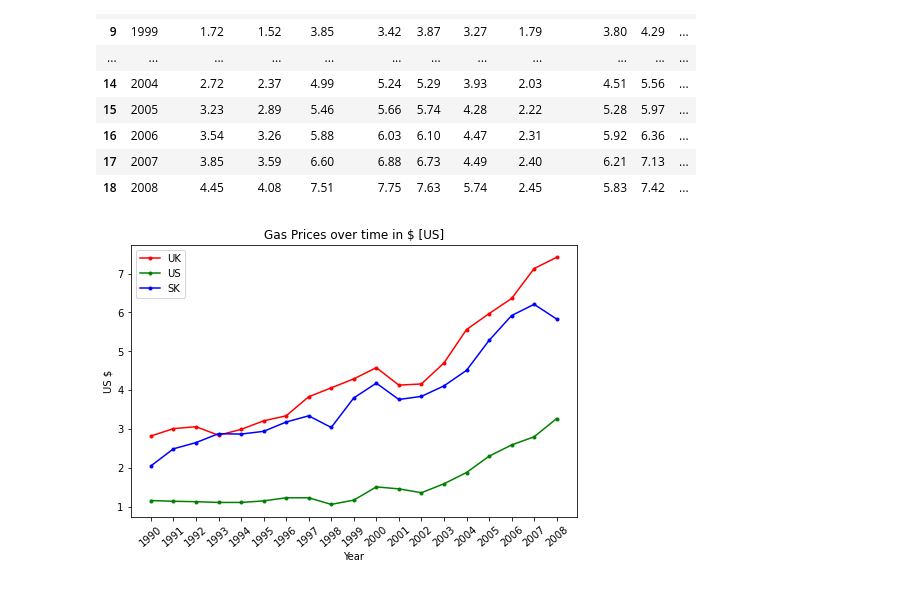
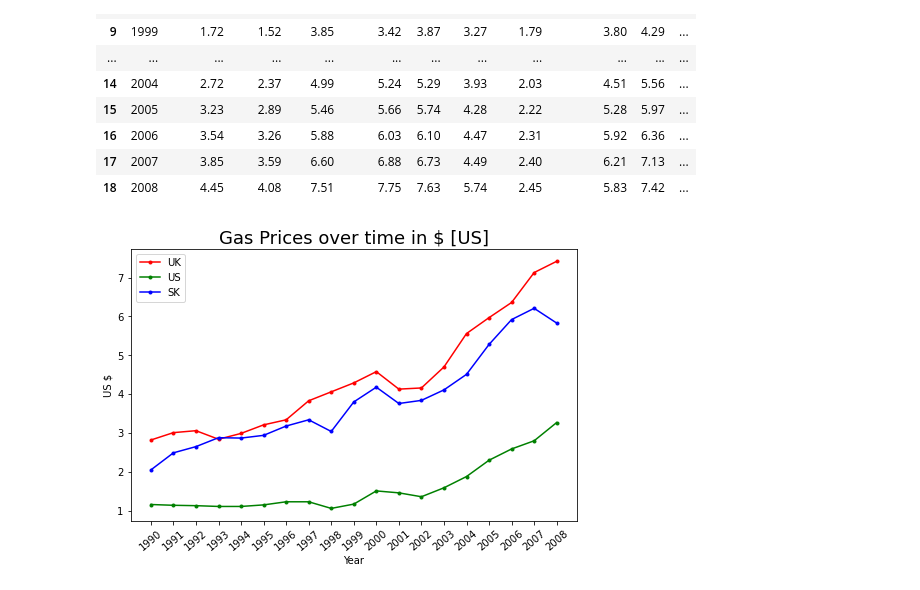
Before and after one commit to Somnathpaul/matplotlib, a Jupyter notebook: matplotlib.ipynb, the cells around one changed output. Drawn from its saved outputs; the diff is of its cells as text; code cells hidden in the pictures.

```diff
--- a/matplotlib.ipynb
+++ b/matplotlib.ipynb
@@ -26,18 +26,18 @@ gas_df
 # %%
 plt.figure(figsize=(8,5))
 
-plt.title('Gas Prices over time in $ [US]')
+plt.title('Gas Prices over time in $ [US]', fontdict={'fontsize': 18})
 
 plt.plot(gas_df.Year, gas_df.UK, 'r.-', label='UK')
 plt.plot(gas_df.Year, gas_df.USA, 'g.-', label='US')
 plt.plot(gas_df.Year, gas_df['South Korea'], 'b.-', label='SK') # if column name has space
 
 plt.xticks(gas_df.Year, rotation=40)
 
 plt.xlabel('Year')
 plt.ylabel('US $')
 
 plt.legend()
 plt.show()
 # %% [output]
-[figure, old version]
+[figure, new version]
```
